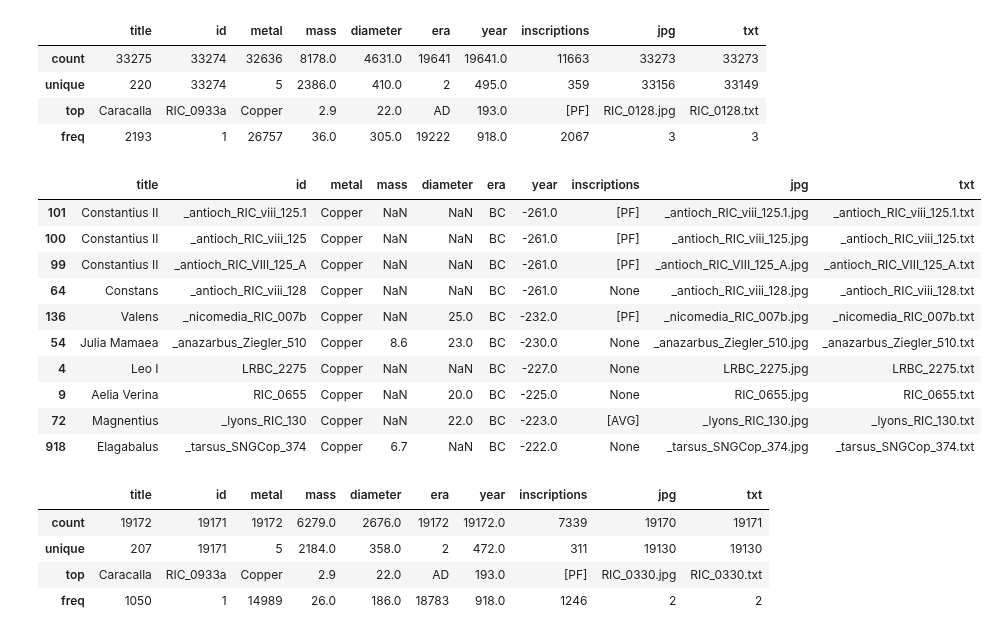
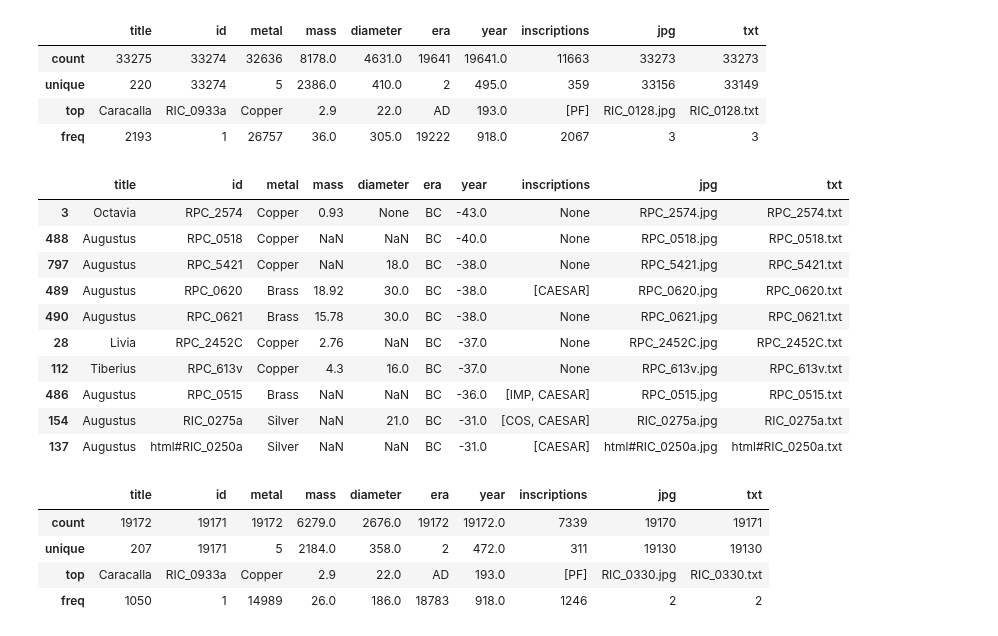
Before and after one commit to vbalalian/data-portfolio, a Jupyter notebook: Roman_coins/Roman_Coin_Webscraping.ipynb, the cells around one changed output. Drawn from its saved outputs; the diff is of its cells as text; code cells hidden in the pictures.

Commit message:
Fix roman_coins_years

```diff
--- a/Roman_coins/Roman_Coin_Webscraping.ipynb
+++ b/Roman_coins/Roman_Coin_Webscraping.ipynb
@@ -558,21 +558,21 @@ roman_coins.describe()
 | freq | 2193 | 1 | 26757 | 36.0 | 305.0 | 19222 | 918.0 | 2067 | 3 | 3 |
 # %%
 roman_coins_years = roman_coins.dropna(subset=['metal', 'year'])
-roman_coins_years = roman_coins_years[roman_coins_years['year']>float(-263.0)]
+roman_coins_years = roman_coins_years[roman_coins_years['year']>float(-45.0)]
 roman_coins_years = roman_coins_years[roman_coins_years['year']<float(500)]
 roman_coins_years.sort_values(by='year').head(10)
 # %% [output]
 |  | title | id | metal | mass | diameter | era | year | inscriptions | jpg | txt |
-| 101 | Constantius II | _antioch_RIC_viii_125.1 | Copper | NaN | NaN | BC | -261.0 | [PF] | _antioch_RIC_viii_125.1.jpg | _antioch_RIC_viii_125.1.txt |
-| 100 | Constantius II | _antioch_RIC_viii_125 | Copper | NaN | NaN | BC | -261.0 | [PF] | _antioch_RIC_viii_125.jpg | _antioch_RIC_viii_125.txt |
-| 99 | Constantius II | _antioch_RIC_VIII_125_A | Copper | NaN | NaN | BC | -261.0 | [PF] | _antioch_RIC_VIII_125_A.jpg | _antioch_RIC_VIII_125_A.txt |
-| 64 | Constans | _antioch_RIC_viii_128 | Copper | NaN | NaN | BC | -261.0 | None | _antioch_RIC_viii_128.jpg | _antioch_RIC_viii_128.txt |
-| 136 | Valens | _nicomedia_RIC_007b | Copper | NaN | 25.0 | BC | -232.0 | [PF] | _nicomedia_RIC_007b.jpg | _nicomedia_RIC_007b.txt |
-| 54 | Julia Mamaea | _anazarbus_Ziegler_510 | Copper | 8.6 | 23.0 | BC | -230.0 | None | _anazarbus_Ziegler_510.jpg | _anazarbus_Ziegler_510.txt |
-| 4 | Leo I | LRBC_2275 | Copper | NaN | NaN | BC | -227.0 | None | LRBC_2275.jpg | LRBC_2275.txt |
-| 9 | Aelia Verina | RIC_0655 | Copper | NaN | 20.0 | BC | -225.0 | None | RIC_0655.jpg | RIC_0655.txt |
-| 72 | Magnentius | _lyons_RIC_130 | Copper | NaN | 22.0 | BC | -223.0 | [AVG] | _lyons_RIC_130.jpg | _lyons_RIC_130.txt |
-| 918 | Elagabalus | _tarsus_SNGCop_374 | Copper | 6.7 | NaN | BC | -222.0 | None | _tarsus_SNGCop_374.jpg | _tarsus_SNGCop_374.txt |
+| 3 | Octavia | RPC_2574 | Copper | 0.93 | None | BC | -43.0 | None | RPC_2574.jpg | RPC_2574.txt |
+| 488 | Augustus | RPC_0518 | Copper | NaN | NaN | BC | -40.0 | None | RPC_0518.jpg | RPC_0518.txt |
+| 797 | Augustus | RPC_5421 | Copper | NaN | 18.0 | BC | -38.0 | None | RPC_5421.jpg | RPC_5421.txt |
+| 489 | Augustus | RPC_0620 | Brass | 18.92 | 30.0 | BC | -38.0 | [CAESAR] | RPC_0620.jpg | RPC_0620.txt |
+| 490 | Augustus | RPC_0621 | Brass | 15.78 | 30.0 | BC | -38.0 | None | RPC_0621.jpg | RPC_0621.txt |
+| 28 | Livia | RPC_2452C | Copper | 2.76 | NaN | BC | -37.0 | None | RPC_2452C.jpg | RPC_2452C.txt |
+| 112 | Tiberius | RPC_613v | Copper | 4.3 | 16.0 | BC | -37.0 | None | RPC_613v.jpg | RPC_613v.txt |
+| 486 | Augustus | RPC_0515 | Brass | NaN | NaN | BC | -36.0 | [IMP, CAESAR] | RPC_0515.jpg | RPC_0515.txt |
+| 154 | Augustus | RIC_0275a | Silver | NaN | 21.0 | BC | -31.0 | [COS, CAESAR] | RIC_0275a.jpg | RIC_0275a.txt |
+| 137 | Augustus | html#RIC_0250a | Silver | NaN | NaN | BC | -31.0 | [CAESAR] | html#RIC_0250a.jpg | html#RIC_0250a.txt |
 # %%
 roman_coins_years.describe()
 # %% [output]
```
Also changed, not shown: 1 other file.
